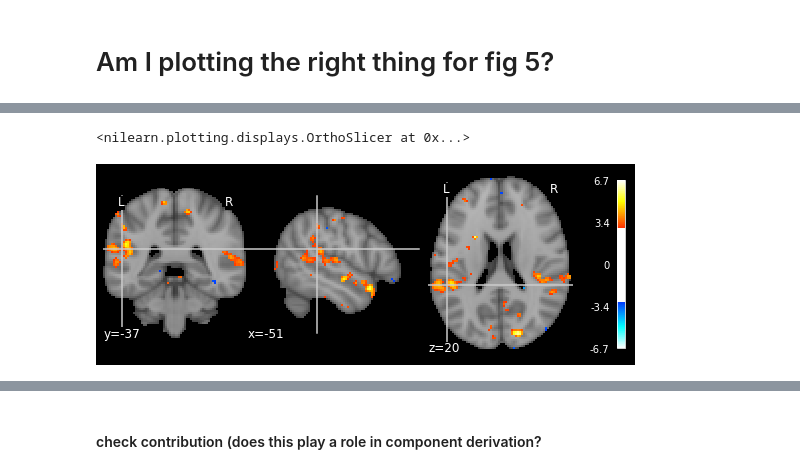
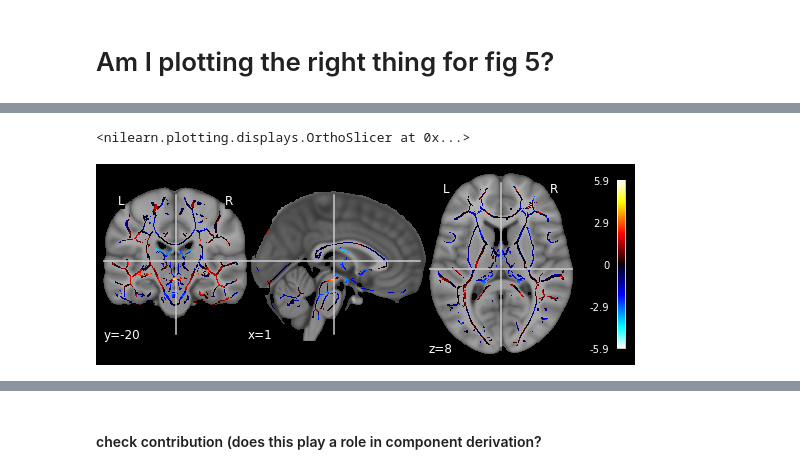
Before and after one commit to syzhang/bfl_extract, a Jupyter notebook: dev_clf.ipynb, the cells around one changed output, grey strips where cells are left out. Saved outputs shown, nothing was run; the diff lists cells and outputs as text; code cells hidden in the pictures.

Commit message:
changed recon

```diff
--- a/dev_clf.ipynb
+++ b/dev_clf.ipynb
@@ -233,8 +225,2 @@ df_mod.shape
 # %% [markdown]
 # Is this the right thing to do? taking the mean of all components?
-# %%
-# img_data = df_mod[:,6]
-# img_data = df_mod[:,12]
-# img_data = df_mod[:,16]
-img_data = df_mod.mean(axis=1)
-mask_data = load_mask(img_data)
@@ -251,2 +226,0 @@ mask_img = nib.load(mask_path)
-# %%
-mask_data = mask_img.get_data()
@@ -273,2 +227,24 @@ from nilearn.plotting import plot_stat_map,plot_anat,plot_epi
+# %%
+def load_modZ(data_dir, mod_num):
+    """load modality Z map given number"""
+    import nibabel as nib
+    from nibabel import Nifti1Image
+
+    df_mod = np.load(os.path.join(data_dir, f'flica_mod{mod_num}_Z.npy'))
+    img_data = df_mod.mean(axis=1) # taking mean of all Z maps
+    # load mask by shape
+    if df_mod.shape[0]>1e6:
+        mask_path = './MNI152_T1_1mm_brain.nii.gz'
+    else:
+        mask_path = './MNI152_T1_2mm_brain.nii.gz'
+    mask_img = nib.load(mask_path)
+    mask_data = mask_img.get_fdata()
+    mask = np.where(mask_data>0)
+    # reshape z map
+    img_reshape = np.zeros(mask_data.shape)
+    img_reshape[mask] = img_data
+    # reconstruct using MNI affine
+    img_reshape_ni = Nifti1Image(img_reshape, affine=mask_img.affine)
+    return img_reshape_ni, mask_path
 # %% [markdown]
 # Am I plotting the right thing for fig 5?
@@ -279,0 +253,4 @@ plot_stat_map(img_reshape_ni, bg_img=mask_path, threshold=2.5) # feature6
+# %%
+data_dir = '../pain/output_digestive/Result_IC30'
+reshape_z, mask_path = load_modZ(data_dir, 6)
+plot_stat_map(reshape_z, bg_img=mask_path, threshold=2.5) # feature6
@@ -280,5 +260,6 @@ plot_stat_map(img_reshape_ni, bg_img=mask_path, threshold=2.5) # feature6
 # %%
-plot_stat_map(img_reshape_ni, bg_img=mask_path, threshold=3) # feature2
+reshape_z, mask_path = load_modZ(data_dir, 12)
+plot_stat_map(reshape_z, bg_img=mask_path, threshold=0) # feature12
 # %% [output]
 <nilearn.plotting.displays.OrthoSlicer at 0x...>
-[figure, old version]
+[figure, new version]
```
Also changed, not shown: parts of 26 cells of this notebook.
